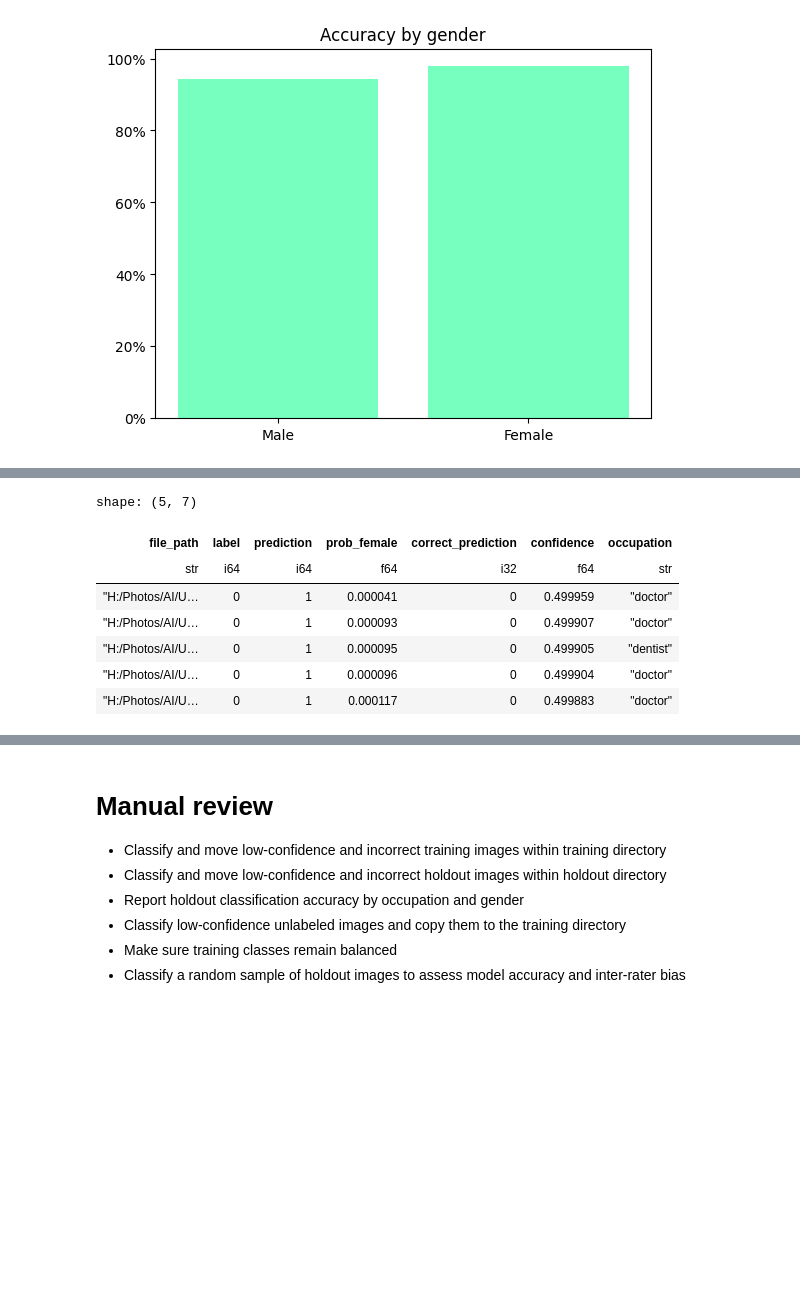
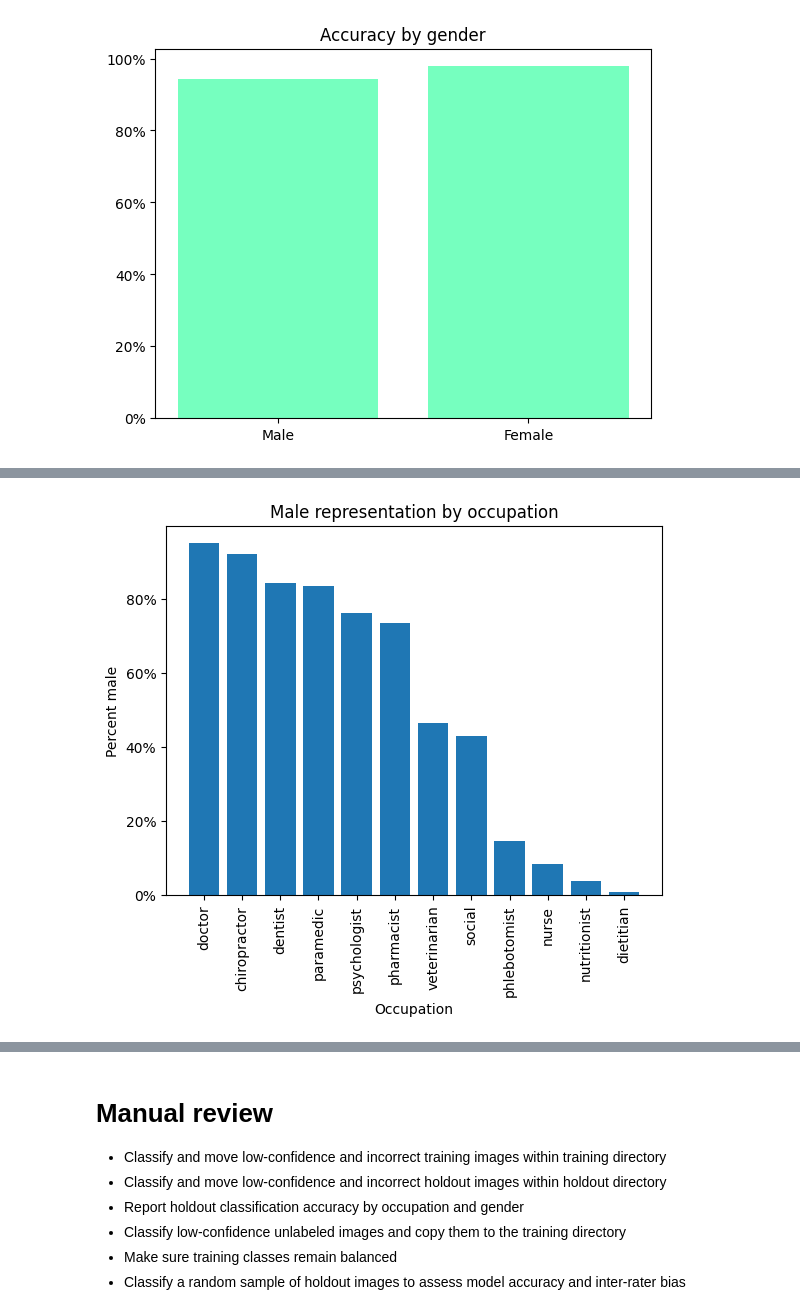
Before and after one commit to Breza/genderative_ai, a Jupyter notebook: Analysis/genderative_analysis.ipynb, the cells around one changed output, grey strips where cells are left out. Drawn from its saved outputs; the diff is of its cells as text; code cells hidden in the pictures; blank space fills up the shorter version.

```diff
--- a/Analysis/genderative_analysis.ipynb
+++ b/Analysis/genderative_analysis.ipynb
@@ -619,13 +624,16 @@ shape: (14, 2)
-# %%
-unlabeled_predictions.head()
-# %% [output]
-shape: (5, 7)
-| file_path | label | prediction | prob_female | correct_prediction | confidence | occupation |
-| str | i64 | i64 | f64 | i32 | f64 | str |
-| "H:/Photos/AI/U… | 0 | 1 | 0.000041 | 0 | 0.499959 | "doctor" |
-| "H:/Photos/AI/U… | 0 | 1 | 0.000093 | 0 | 0.499907 | "doctor" |
-| "H:/Photos/AI/U… | 0 | 1 | 0.000095 | 0 | 0.499905 | "dentist" |
-| "H:/Photos/AI/U… | 0 | 1 | 0.000096 | 0 | 0.499904 | "doctor" |
-| "H:/Photos/AI/U… | 0 | 1 | 0.000117 | 0 | 0.499883 | "doctor" |
+# %%
+fig, ax = plt.subplots()
+ax.bar(unlabeled_prediction_summary["occupation"].to_list(),
+       unlabeled_prediction_summary["prediction"].to_list())
+
+ax.set_title("Male representation by occupation")
+ax.set_ylabel("Percent male")
+ax.set_xlabel("Occupation")
+ax.yaxis.set_major_formatter(matplotlib.ticker.PercentFormatter(xmax=1))
+plt.xticks(unlabeled_prediction_summary["occupation"].to_list(), rotation='vertical')
+
+plt.show()
+# %% [output]
+[figure, added]
 # %%
 # TODO: Save all low-confidence images
```
Also changed, not shown: parts of 5 cells of this notebook, 2 other files.
